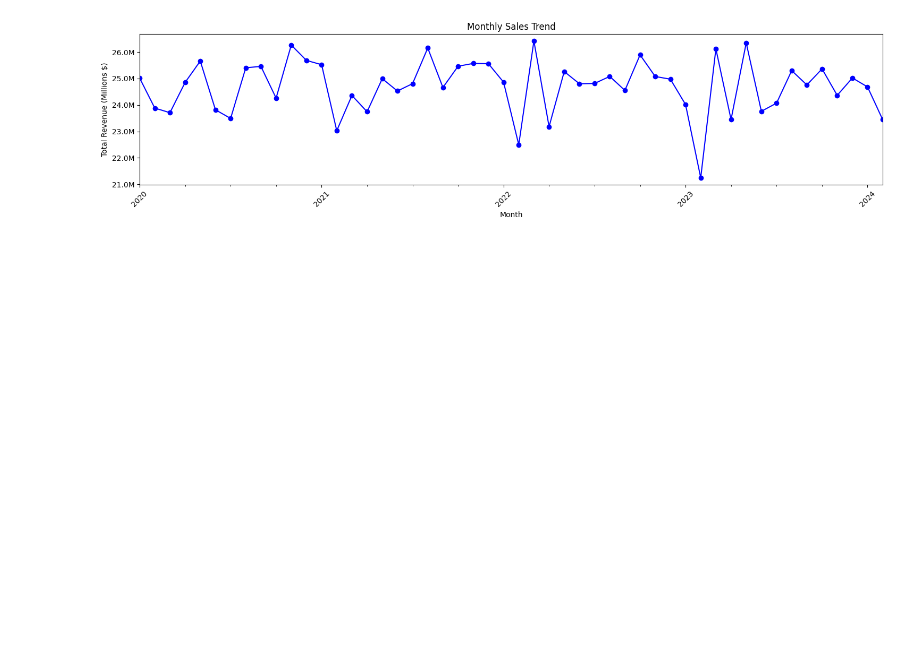
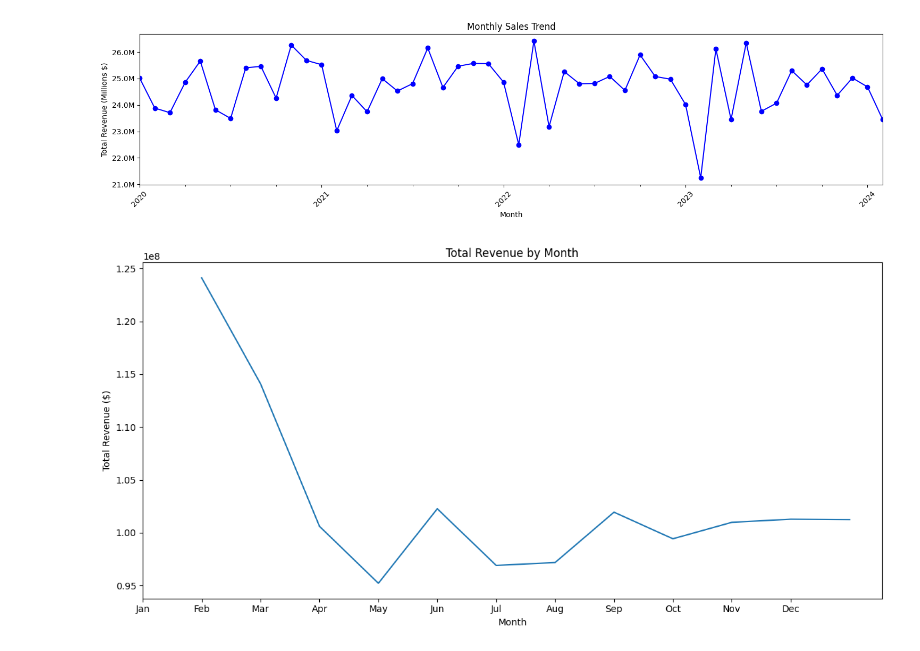
Before and after one commit to Abhirajgautam28/Sales-Analysis, a Jupyter notebook: Python_scripts/Regional_sales_analysis.ipynb, the cells around one changed output. Saved outputs shown, nothing was run; the diff lists cells and outputs as text; code cells hidden in the pictures; blank space fills up the shorter version.

```diff
--- a/Python_scripts/Regional_sales_analysis.ipynb
+++ b/Python_scripts/Regional_sales_analysis.ipynb
@@ -620,4 +620,22 @@ plt.show()
 # %% [output]
 [figure]
 # %%
-df['order_month_name'] = df['order_date'].dt.month_name()
+df['order_date'] = pd.to_datetime(df['order_date'])
+df['month'] = df['order_date'].dt.month
+
+monthly_trend = df.groupby('month')['revenue'].sum().reset_index()
+month_order = ['Jan', 'Feb', 'Mar', 'Apr', 'May', 'Jun', 'Jul', 'Aug', 'Sep', 'Oct', 'Nov', 'Dec']
+
+monthly_trend['month'] = pd.Categorical(monthly_trend['month'], categories=range(1,13), ordered=True)
+monthly_trend = monthly_trend.sort_values('month')
+
+plt.figure(figsize=(12,6))
+sns.lineplot(x='month', y='revenue', data=monthly_trend, palette='Blues_d')
+plt.title('Total Revenue by Month')
+plt.xlabel('Month')
+plt.ylabel('Total Revenue ($)')
+plt.xticks(ticks=np.arange(0,12), labels=month_order)
+plt.tight_layout()
+plt.show()
+# %% [output]
+[figure, added]
```
